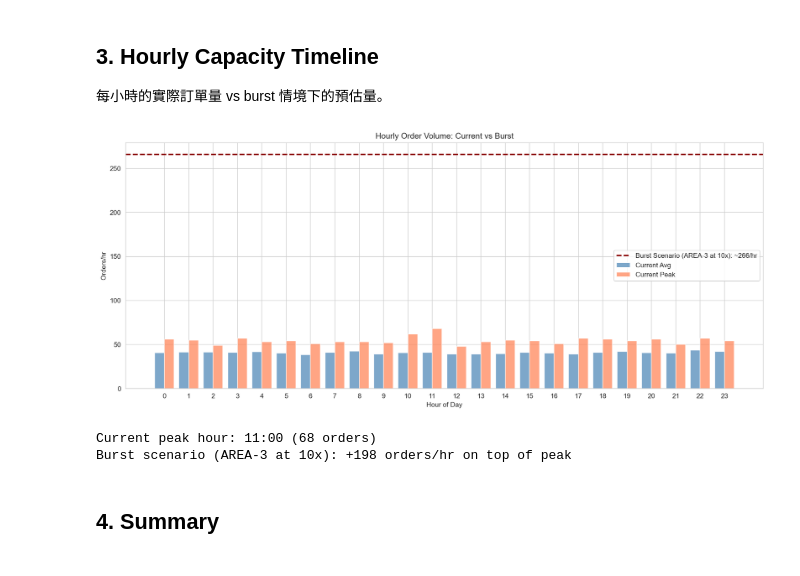
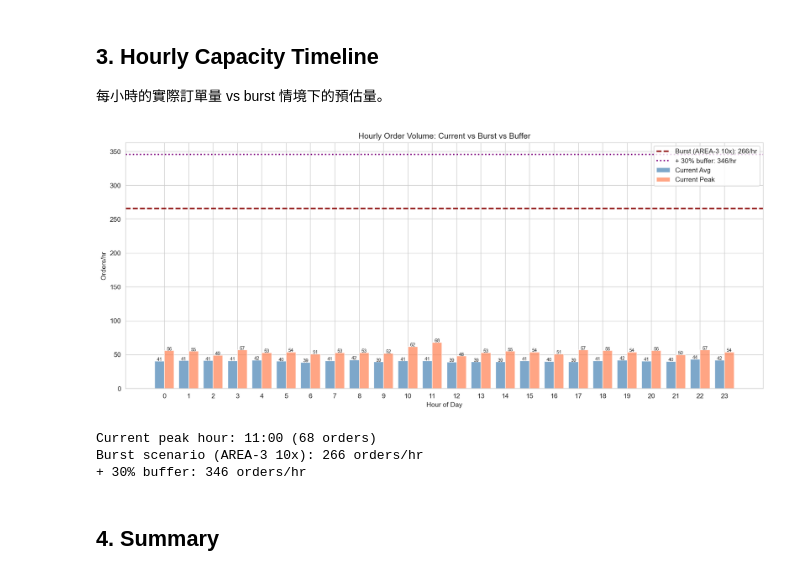
Before and after one commit to yschiang/perf-profiling, a Jupyter notebook: notebooks/step6_capacity_sizing.ipynb, the cells around one changed output. Cells and saved outputs as stored; diff of their text form; code cells hidden in the pictures.

Commit message:
Step 6: add buffer line + number labels on hourly capacity chart

```diff
--- a/notebooks/step6_capacity_sizing.ipynb
+++ b/notebooks/step6_capacity_sizing.ipynb
@@ -192,41 +192,60 @@ plt.show()
 
 每小時的實際訂單量 vs burst 情境下的預估量。
 # %%
-# Hourly timeline: current vs burst scenario
+# Hourly timeline: current vs burst vs buffered
 total_hourly = df.groupby(['date', 'hour']).size().reset_index(name='order_count')
 hourly_stats = total_hourly.groupby('hour').agg(
     avg=('order_count', 'mean'),
     peak=('order_count', 'max'),
 ).reset_index()
 
-# Burst scenario: peak of the busiest loc_2 × BURST_MULTIPLIER
 busiest_loc = peak_by_loc2.idxmax()
 busiest_peak = peak_by_loc2.max()
+burst_delta = busiest_peak * (BURST_MULTIPLIER - 1)
 
 fig, ax = plt.subplots(figsize=(14, 6))
-ax.bar(hourly_stats['hour'] - 0.2, hourly_stats['avg'], width=0.4, label='Current Avg', color='steelblue', alpha=0.7)
-ax.bar(hourly_stats['hour'] + 0.2, hourly_stats['peak'], width=0.4, label='Current Peak', color='coral', alpha=0.7)
+bars_avg = ax.bar(hourly_stats['hour'] - 0.2, hourly_stats['avg'], width=0.4,
+                   label='Current Avg', color='steelblue', alpha=0.7)
+bars_peak = ax.bar(hourly_stats['hour'] + 0.2, hourly_stats['peak'], width=0.4,
+                    label='Current Peak', color='coral', alpha=0.7)
 
-# Burst line: current peak + burst delta
-burst_delta = busiest_peak * (BURST_MULTIPLIER - 1)
-ax.axhline(y=hourly_stats['peak'].max() + burst_delta, color='darkred', linestyle='--', linewidth=2,
-           label=f'Burst Scenario ({busiest_loc} at {BURST_MULTIPLIER}x): ~{hourly_stats["peak"].max() + burst_delta:.0f}/hr')
+# Number labels on bars
+for bar in bars_avg:
+    h = bar.get_height()
+    if h > 0:
+        ax.text(bar.get_x() + bar.get_width()/2, h + 0.3, f'{h:.0f}', ha='center', fontsize=7)
+for bar in bars_peak:
+    h = bar.get_height()
+    if h > 0:
+        ax.text(bar.get_x() + bar.get_width()/2, h + 0.3, f'{h:.0f}', ha='center', fontsize=7)
 
-ax.set_title('Hourly Order Volume: Current vs Burst')
+# Burst line
+burst_level = hourly_stats['peak'].max() + burst_delta
+ax.axhline(y=burst_level, color='darkred', linestyle='--', linewidth=2,
+           label=f'Burst ({busiest_loc} {BURST_MULTIPLIER}x): {burst_level:.0f}/hr')
+
+# Buffer line
+buffered_level = burst_level * CAPACITY_BUFFER
+ax.axhline(y=buffered_level, color='purple', linestyle=':', linewidth=2,
+           label=f'+ {(CAPACITY_BUFFER-1)*100:.0f}% buffer: {buffered_level:.0f}/hr')
+
+ax.set_title('Hourly Order Volume: Current vs Burst vs Buffer')
 ax.set_xlabel('Hour of Day')
 ax.set_ylabel('Orders/hr')
 ax.set_xticks(range(24))
-ax.legend()
+ax.legend(loc='upper right')
 plt.tight_layout()
 plt.savefig(REPORTS_DIR / 'step6_hourly_capacity.png', dpi=150)
 plt.show()
 
-print(f"Current peak hour: {hourly_stats.loc[hourly_stats['peak'].idxmax(), 'hour']}:00 ({hourly_stats['peak'].max():.0f} orders)")
-print(f"Burst scenario ({busiest_loc} at {BURST_MULTIPLIER}x): +{burst_delta:.0f} orders/hr on top of peak")
+print(f"Current peak hour: {hourly_stats.loc[hourly_stats['peak'].idxmax(), 'hour']:.0f}:00 ({hourly_stats['peak'].max():.0f} orders)")
+print(f"Burst scenario ({busiest_loc} {BURST_MULTIPLIER}x): {burst_level:.0f} orders/hr")
+print(f"+ {(CAPACITY_BUFFER-1)*100:.0f}% buffer: {buffered_level:.0f} orders/hr")
 # %% [output]
-[figure, old version]
+[figure, new version]
 Current peak hour: 11:00 (68 orders)
-Burst scenario (AREA-3 at 10x): +198 orders/hr on top of peak
+Burst scenario (AREA-3 10x): 266 orders/hr
++ 30% buffer: 346 orders/hr
 # %% [markdown]
 ## 4. Summary
 # %%
```
